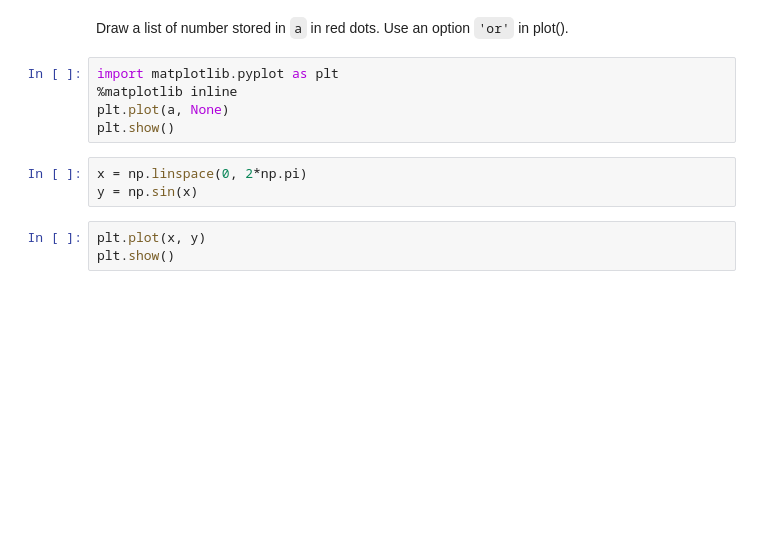
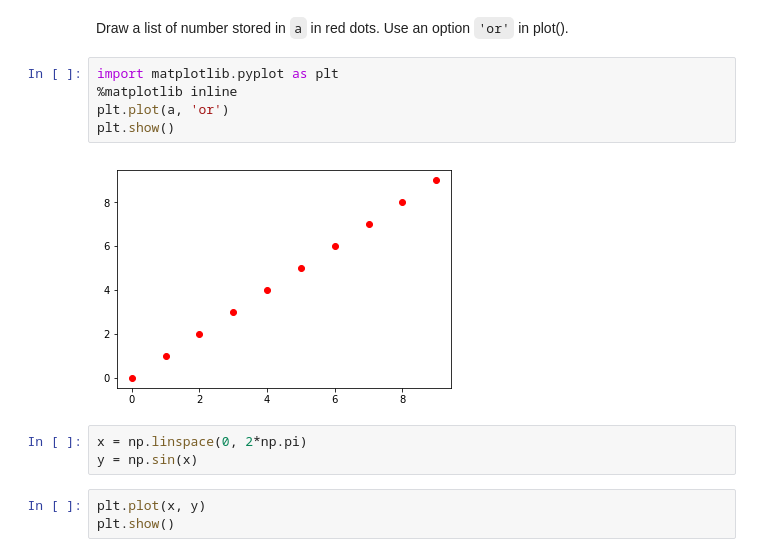
Before and after one commit to idebtor/JoyAI, a Jupyter notebook: ppts/JoyML02-2NumpyTutorial.ipynb, the cells around one changed output. Drawn from its saved outputs; the diff is of its cells as text; blank space fills up the shorter version.

```diff
--- a/ppts/JoyML02-2NumpyTutorial.ipynb
+++ b/ppts/JoyML02-2NumpyTutorial.ipynb
@@ -161,8 +194,10 @@ Draw a list of number stored in `a` in red dots. Use an option `'or'` in plot().
 # %%
 import matplotlib.pyplot as plt
 %matplotlib inline
-plt.plot(a, None)
+plt.plot(a, 'or')
 plt.show()
+# %% [output]
+[figure, added]
 # %%
 x = np.linspace(0, 2*np.pi)
 y = np.sin(x)
```
Also changed, not shown: parts of 13 cells of this notebook, 1 other file.
